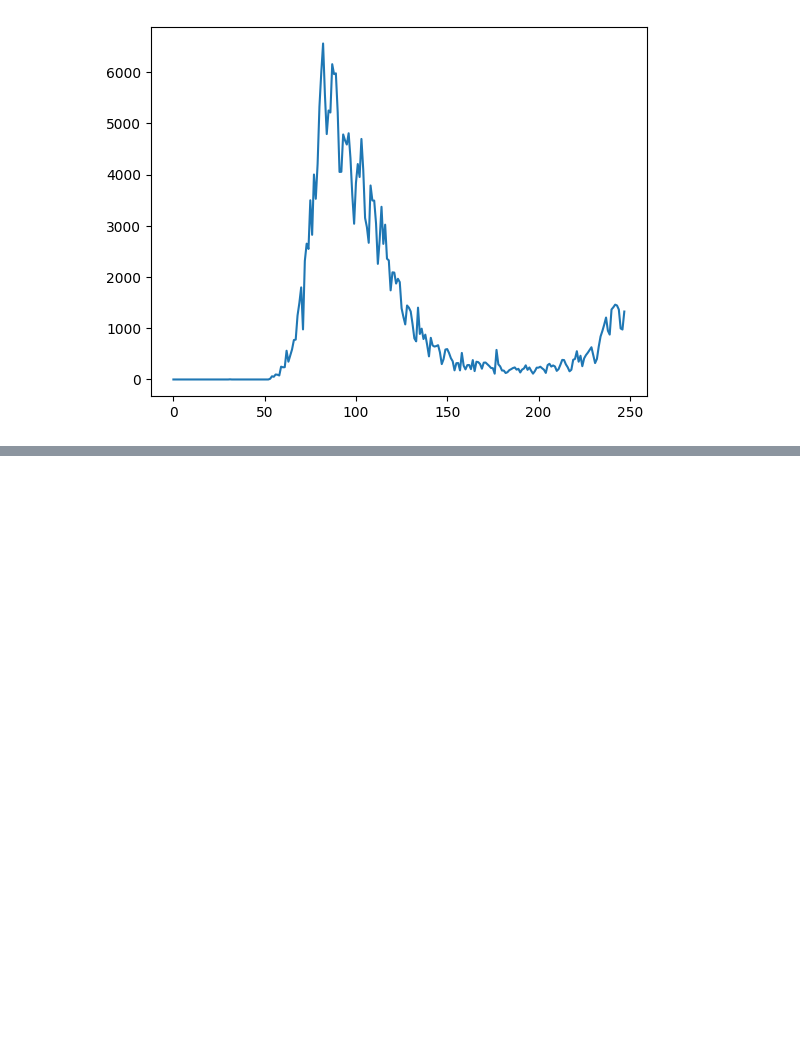
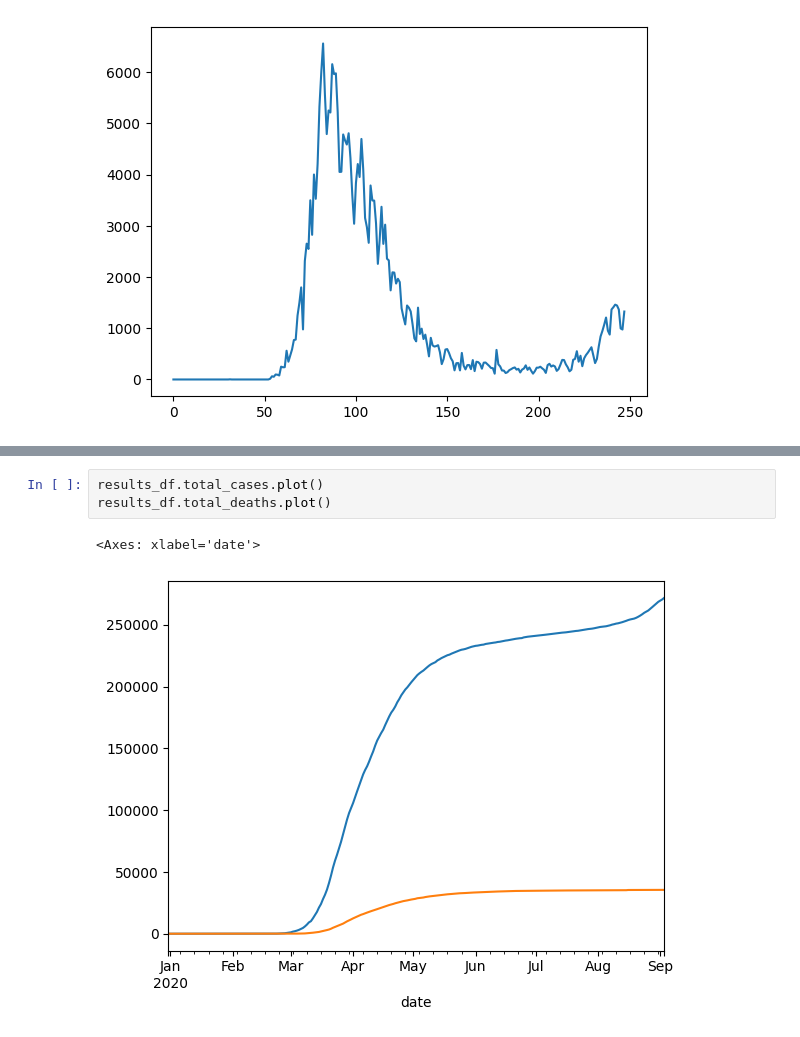
Before and after one commit to BluePhoenix01/Python-Practice, a Jupyter notebook: numpy_pd/pandas_basics.ipynb, the cells around one changed output, grey strips where cells are left out. Saved outputs shown, nothing was run; the diff lists cells and outputs as text; blank space fills up the shorter version.

```diff
--- a/numpy_pd/pandas_basics.ipynb
+++ b/numpy_pd/pandas_basics.ipynb
@@ -600,0 +641,6 @@ results_df.plot()
+# %%
+results_df.total_cases.plot()
+results_df.total_deaths.plot()
+# %% [output]
+<Axes: xlabel='date'>
+[figure, added]
```
Also changed, not shown: parts of 10 cells of this notebook.
